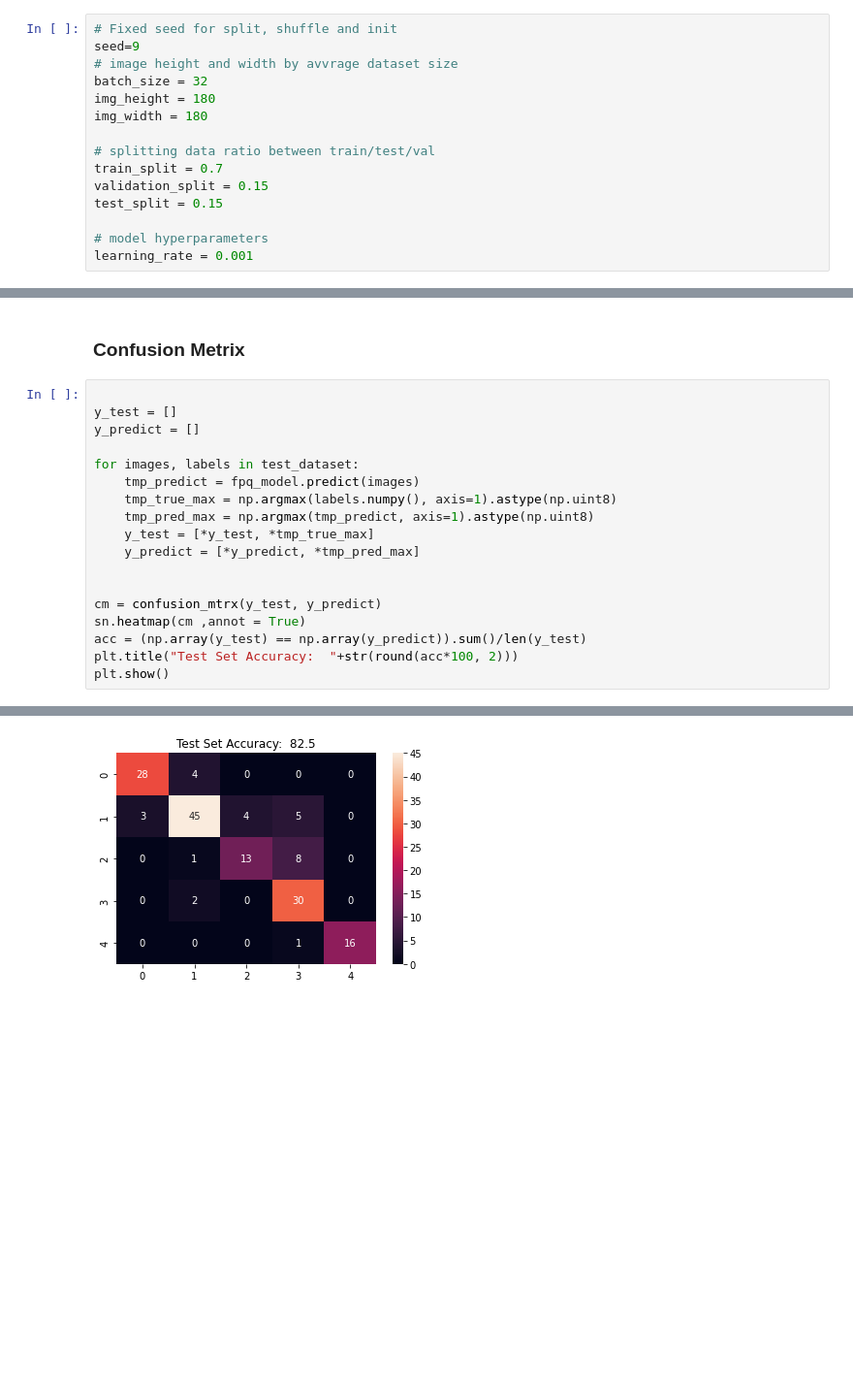
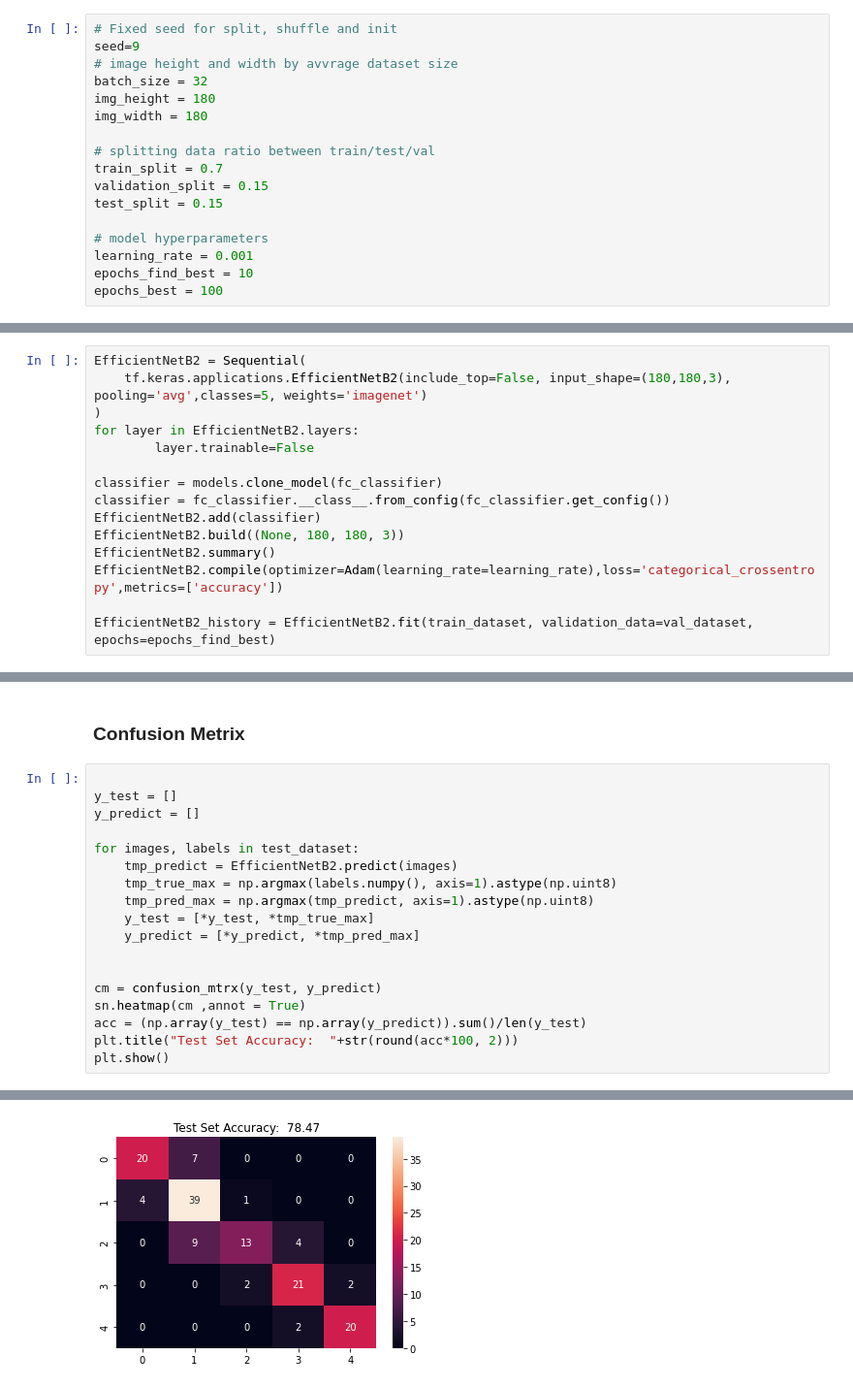
Before and after one commit to KobiAms/FingerprintsQuality, a Jupyter notebook: FP_classification.ipynb, the cells around one changed output, grey strips where cells are left out. Shown at 97% size. Saved outputs shown, nothing was run; the diff lists cells and outputs as text; blank space fills up the shorter version.

```diff
--- a/FP_classification.ipynb
+++ b/FP_classification.ipynb
@@ -33,6 +37,8 @@ test_split = 0.15
 
 # model hyperparameters
 learning_rate = 0.001
+epochs_find_best = 10
+epochs_best = 100
 # %% [markdown]
 **Loading data to train and validation tensors**
 # %%
@@ -196,0 +328,15 @@ Epoch 10/10
+# %%
+EfficientNetB2 = Sequential(
+    tf.keras.applications.EfficientNetB2(include_top=False, input_shape=(180,180,3), pooling='avg',classes=5, weights='imagenet')
+)
+for layer in EfficientNetB2.layers:
+        layer.trainable=False
+
+classifier = models.clone_model(fc_classifier)
+classifier = fc_classifier.__class__.from_config(fc_classifier.get_config())
+EfficientNetB2.add(classifier)
+EfficientNetB2.build((None, 180, 180, 3))
+EfficientNetB2.summary()
+EfficientNetB2.compile(optimizer=Adam(learning_rate=learning_rate),loss='categorical_crossentropy',metrics=['accuracy'])
+
+EfficientNetB2_history = EfficientNetB2.fit(train_dataset, validation_data=val_dataset, epochs=epochs_find_best)
@@ -231,7 +611,7 @@ y_test = []
 y_predict = []
 
 for images, labels in test_dataset:
-    tmp_predict = fpq_model.predict(images)
+    tmp_predict = EfficientNetB2.predict(images)
     tmp_true_max = np.argmax(labels.numpy(), axis=1).astype(np.uint8)
     tmp_pred_max = np.argmax(tmp_predict, axis=1).astype(np.uint8)
     y_test = [*y_test, *tmp_true_max]
@@ -248 +629 @@ plt.show()
-[figure, old version]
+[figure, new version]
```
Also changed, not shown: parts of 22 cells of this notebook.
